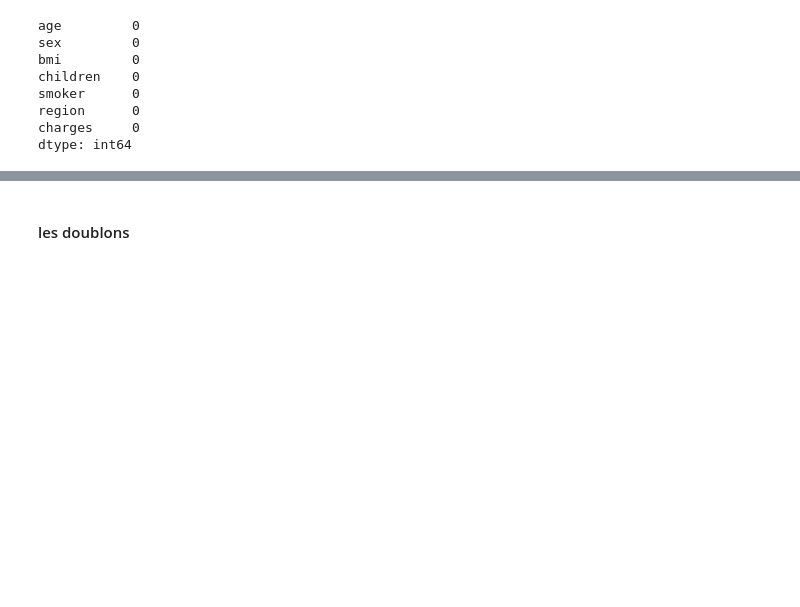
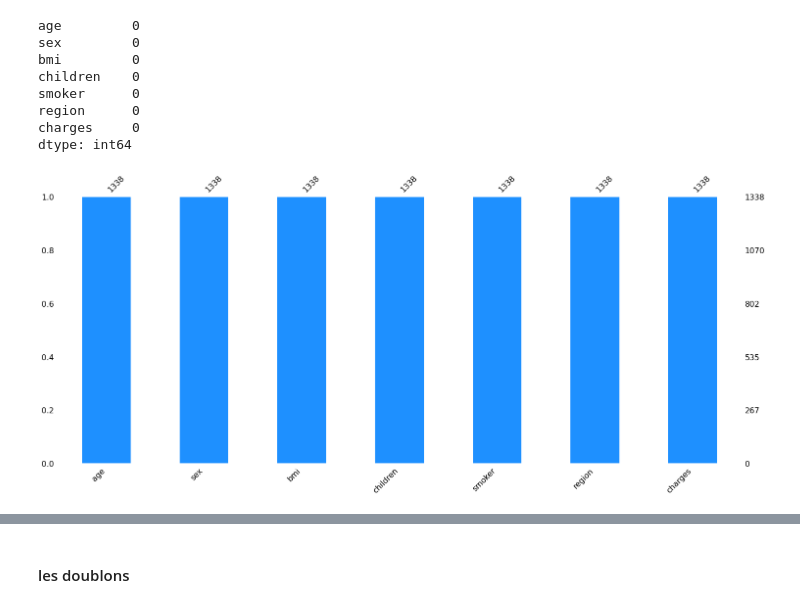
Before and after one commit to zoltarzol/brief_assur_aimant, a Jupyter notebook: Emad/analyse/analyse_Emad.ipynb, the cells around one changed output, grey strips where cells are left out. Saved outputs shown, nothing was run; the diff lists cells and outputs as text; code cells hidden in the pictures; blank space fills up the shorter version.

```diff
--- a/Emad/analyse/analyse_Emad.ipynb
+++ b/Emad/analyse/analyse_Emad.ipynb
@@ -42,3 +43,7 @@ smoker      0
 region      0
 charges     0
 dtype: int64
+# %%
+msno.bar(data,  color="dodgerblue");
+# %% [output]
+[figure, added]
```
Also changed, not shown: parts of 4 cells of this notebook.
